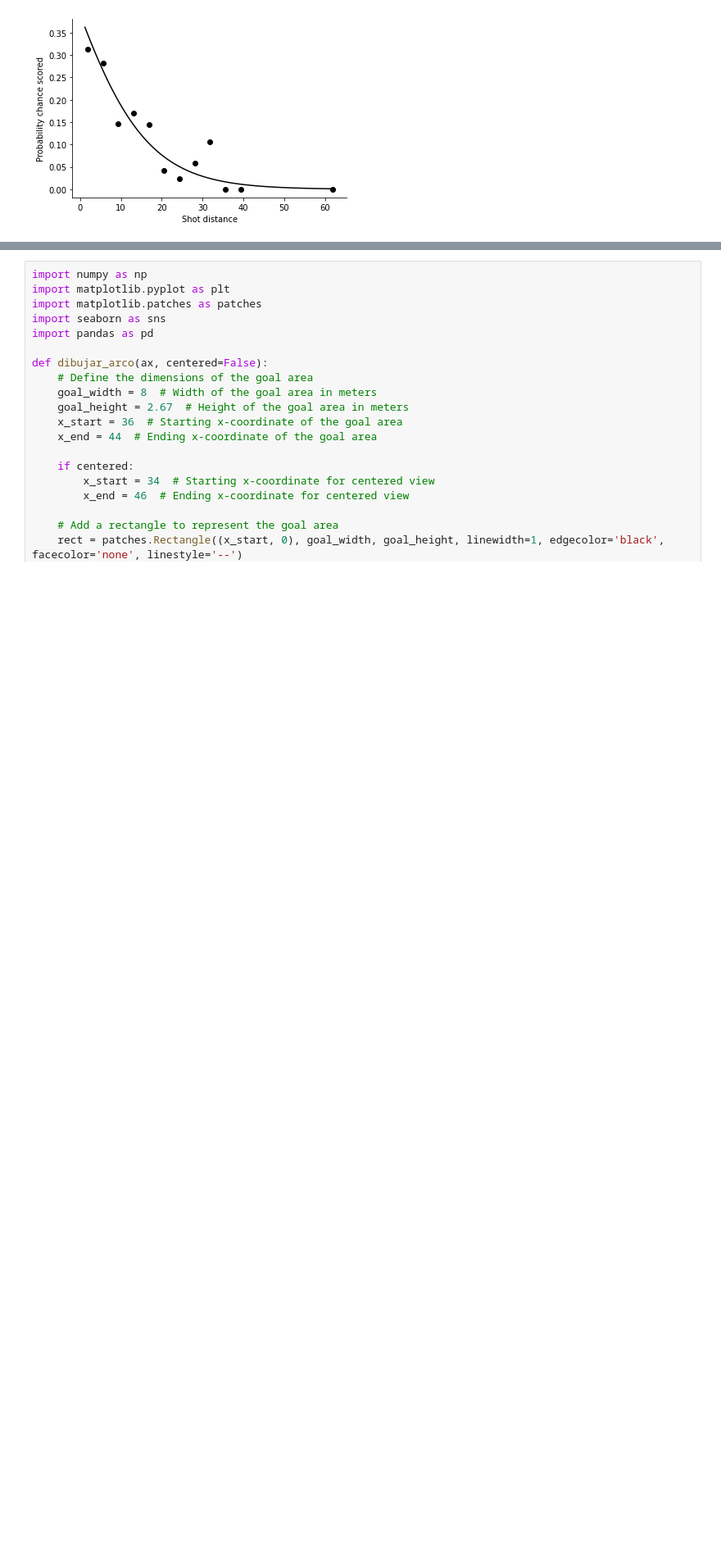
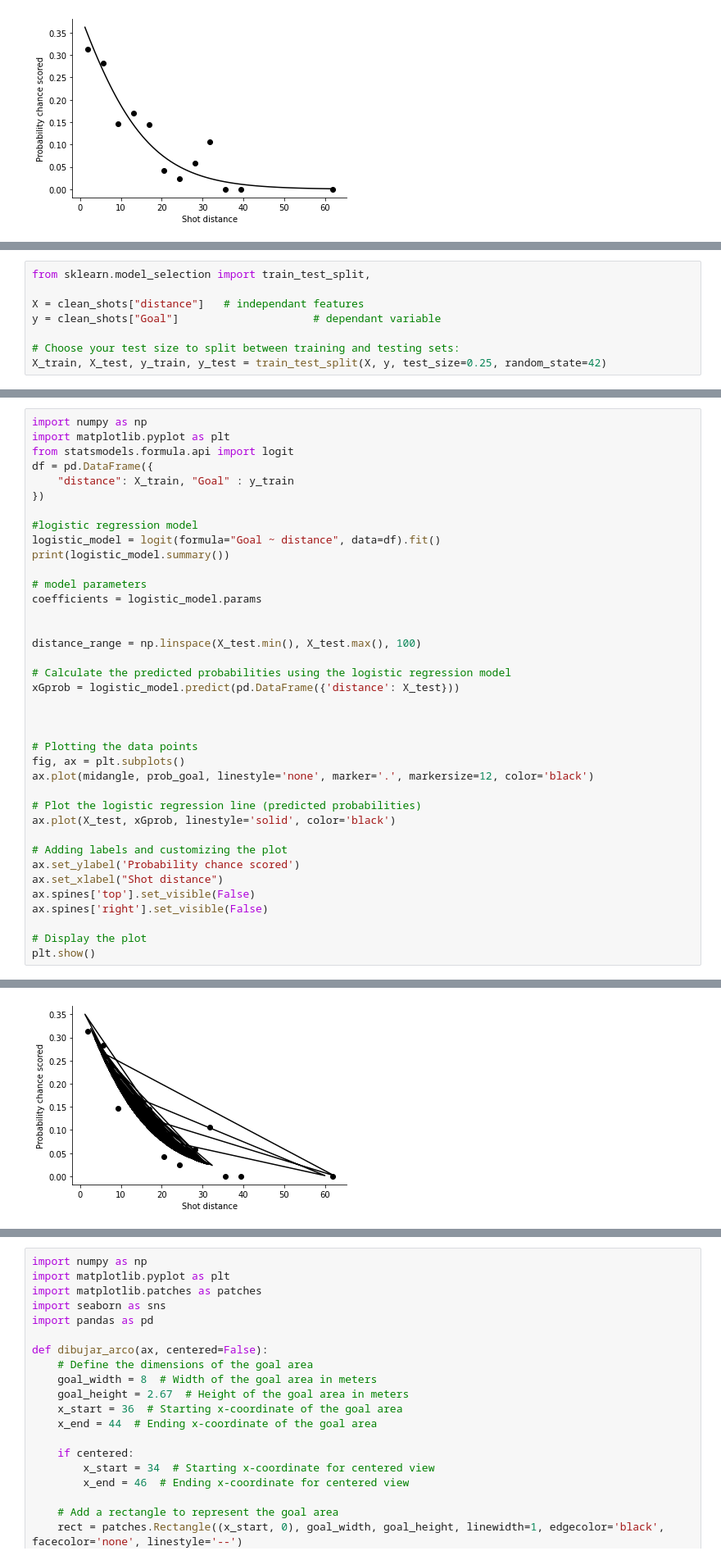
Before and after one commit to luisalawson/proyecto-TD8, a Jupyter notebook: BayerLeverkusenxG.ipynb, the cells around one changed output, grey strips where cells are left out. Shown at 82% size. Cells and saved outputs as stored; diff of their text form; blank space fills up the shorter version.

```diff
--- a/BayerLeverkusenxG.ipynb
+++ b/BayerLeverkusenxG.ipynb
@@ -201,0 +229,8 @@ distance      -0.1022      0.019     -5.343      0.000      -0.140      -0.065
+# %%
+from sklearn.model_selection import train_test_split,
+
+X = clean_shots["distance"]   # independant features
+y = clean_shots["Goal"] 					# dependant variable
+
+# Choose your test size to split between training and testing sets:
+X_train, X_test, y_train, y_test = train_test_split(X, y, test_size=0.25, random_state=42)
@@ -201,0 +250,39 @@ distance      -0.1022      0.019     -5.343      0.000      -0.140      -0.065
+# %%
+import numpy as np
+import matplotlib.pyplot as plt
+from statsmodels.formula.api import logit
+df = pd.DataFrame({
+    "distance": X_train, "Goal" : y_train
+})
+
+#logistic regression model
+logistic_model = logit(formula="Goal ~ distance", data=df).fit()
+print(logistic_model.summary())
+
+# model parameters
+coefficients = logistic_model.params
+
+
+distance_range = np.linspace(X_test.min(), X_test.max(), 100)
+
+# Calculate the predicted probabilities using the logistic regression model
+xGprob = logistic_model.predict(pd.DataFrame({'distance': X_test}))
+
+
+
+# Plotting the data points
+fig, ax = plt.subplots()
+ax.plot(midangle, prob_goal, linestyle='none', marker='.', markersize=12, color='black')
+
+# Plot the logistic regression line (predicted probabilities)
+ax.plot(X_test, xGprob, linestyle='solid', color='black')
+
+# Adding labels and customizing the plot
+ax.set_ylabel('Probability chance scored')
+ax.set_xlabel("Shot distance")
+ax.spines['top'].set_visible(False)
+ax.spines['right'].set_visible(False)
+
+# Display the plot
+plt.show()
+# %% [output]
@@ -201,0 +307 @@ distance      -0.1022      0.019     -5.343      0.000      -0.140      -0.065
+[figure, added]
```
Also changed, not shown: parts of 17 cells of this notebook.
